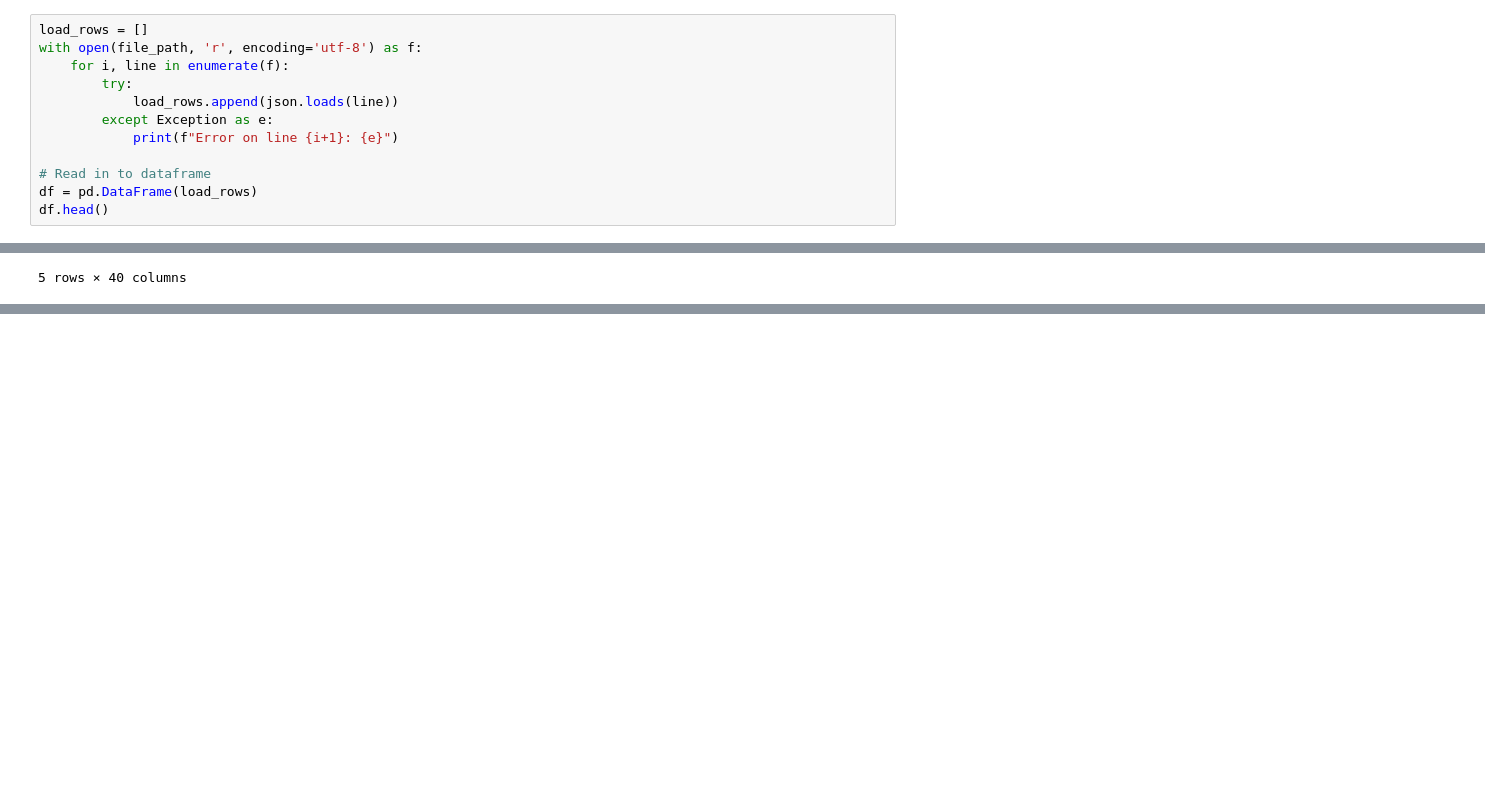
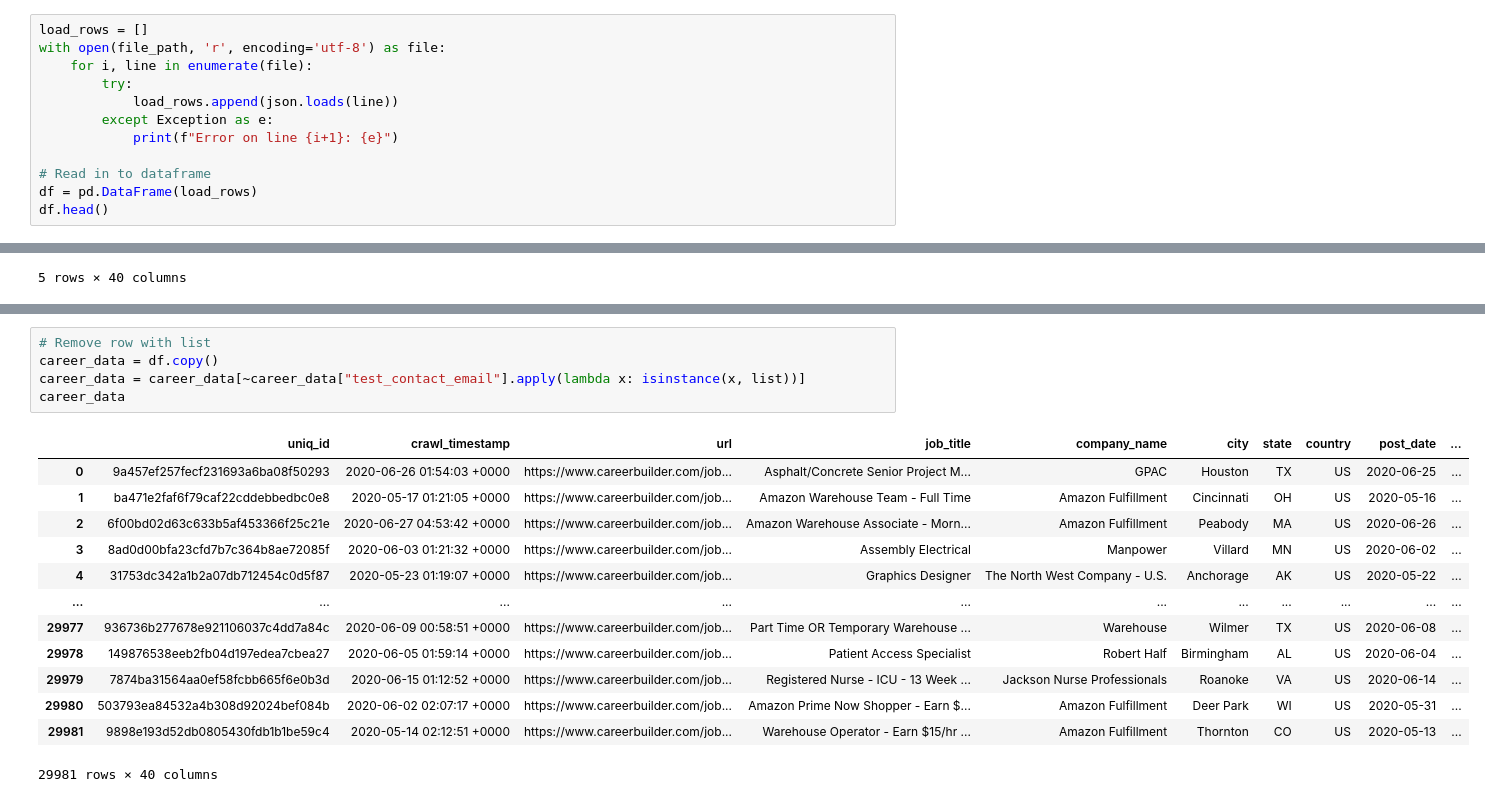
Before and after one commit to ilyan146/ml_playground, a Jupyter notebook: data_prep.ipynb, the cells around one changed output, grey strips where cells are left out. Saved outputs shown, nothing was run; the diff lists cells and outputs as text; blank space fills up the shorter version.

Commit message:
Make new data prep notenook and reach point of cleaned and useful data for salary info in the same time unit which is annual based

```diff
--- a/data_prep.ipynb
+++ b/data_prep.ipynb
@@ -18,8 +19,8 @@ file_path = os.path.join(path ,file[0])
 ['marketing_sample_for_careerbuilder_usa-careerbuilder_job_listing__20200401_20200630__30k_data.ldjson']
 # %%
 load_rows = []
-with open(file_path, 'r', encoding='utf-8') as f:
-    for i, line in enumerate(f):
+with open(file_path, 'r', encoding='utf-8') as file:
+    for i, line in enumerate(file):
         try:
             load_rows.append(json.loads(line))
         except Exception as e:
@@ -43,0 +69,19 @@ df.shape
+# %%
+# Remove row with list
+career_data = df.copy()
+career_data = career_data[~career_data["test_contact_email"].apply(lambda x: isinstance(x, list))]
+career_data
+# %% [output]
+|  | uniq_id | crawl_timestamp | url | job_title | company_name | city | state | country | post_date | ... |
+| 0 | 9a457ef257fecf231693a6ba08f50293 | 2020-06-26 01:54:03 +0000 | https://www.careerbuilder.com/job... | Asphalt/Concrete Senior Project M... | GPAC | Houston | TX | US | 2020-06-25 | ... |
+| 1 | ba471e2faf6f79caf22cddebbedbc0e8 | 2020-05-17 01:21:05 +0000 | https://www.careerbuilder.com/job... | Amazon Warehouse Team - Full Time | Amazon Fulfillment | Cincinnati | OH | US | 2020-05-16 | ... |
+| 2 | 6f00bd02d63c633b5af453366f25c21e | 2020-06-27 04:53:42 +0000 | https://www.careerbuilder.com/job... | Amazon Warehouse Associate - Morn... | Amazon Fulfillment | Peabody | MA | US | 2020-06-26 | ... |
+| 3 | 8ad0d00bfa23cfd7b7c364b8ae72085f | 2020-06-03 01:21:32 +0000 | https://www.careerbuilder.com/job... | Assembly Electrical | Manpower | Villard | MN | US | 2020-06-02 | ... |
+| 4 | 31753dc342a1b2a07db712454c0d5f87 | 2020-05-23 01:19:07 +0000 | https://www.careerbuilder.com/job... | Graphics Designer | The North West Company - U.S. | Anchorage | AK | US | 2020-05-22 | ... |
+| ... | ... | ... | ... | ... | ... | ... | ... | ... | ... | ... |
+| 29977 | 936736b277678e921106037c4dd7a84c | 2020-06-09 00:58:51 +0000 | https://www.careerbuilder.com/job... | Part Time OR Temporary Warehouse ... | Warehouse | Wilmer | TX | US | 2020-06-08 | ... |
+| 29978 | 149876538eeb2fb04d197edea7cbea27 | 2020-06-05 01:59:14 +0000 | https://www.careerbuilder.com/job... | Patient Access Specialist | Robert Half | Birmingham | AL | US | 2020-06-04 | ... |
+| 29979 | 7874ba31564aa0ef58fcbb665f6e0b3d | 2020-06-15 01:12:52 +0000 | https://www.careerbuilder.com/job... | Registered Nurse - ICU - 13 Week ... | Jackson Nurse Professionals | Roanoke | VA | US | 2020-06-14 | ... |
+| 29980 | 503793ea84532a4b308d92024bef084b | 2020-06-02 02:07:17 +0000 | https://www.careerbuilder.com/job... | Amazon Prime Now Shopper - Earn $... | Amazon Fulfillment | Deer Park | WI | US | 2020-05-31 | ... |
+| 29981 | 9898e193d52db0805430fdb1b1be59c4 | 2020-05-14 02:12:51 +0000 | https://www.careerbuilder.com/job... | Warehouse Operator - Earn $15/hr ... | Amazon Fulfillment | Thornton | CO | US | 2020-05-13 | ... |
+29981 rows × 40 columns
```
Also changed, not shown: parts of 23 cells of this notebook.
